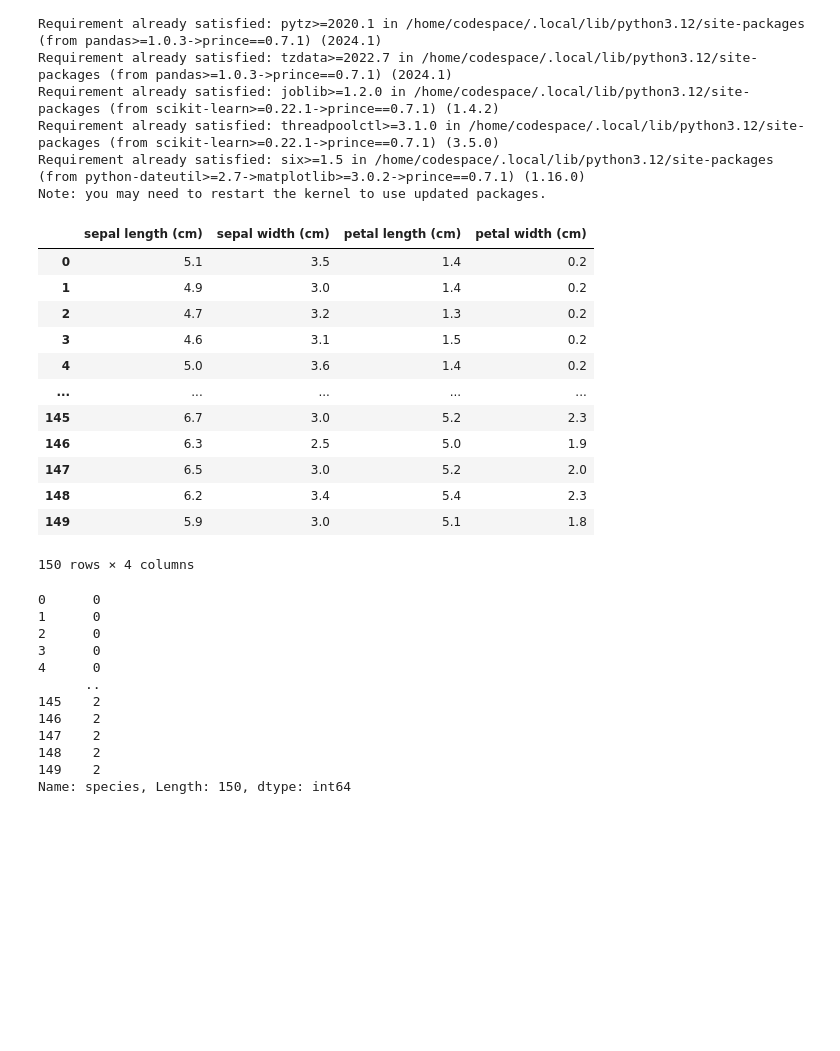
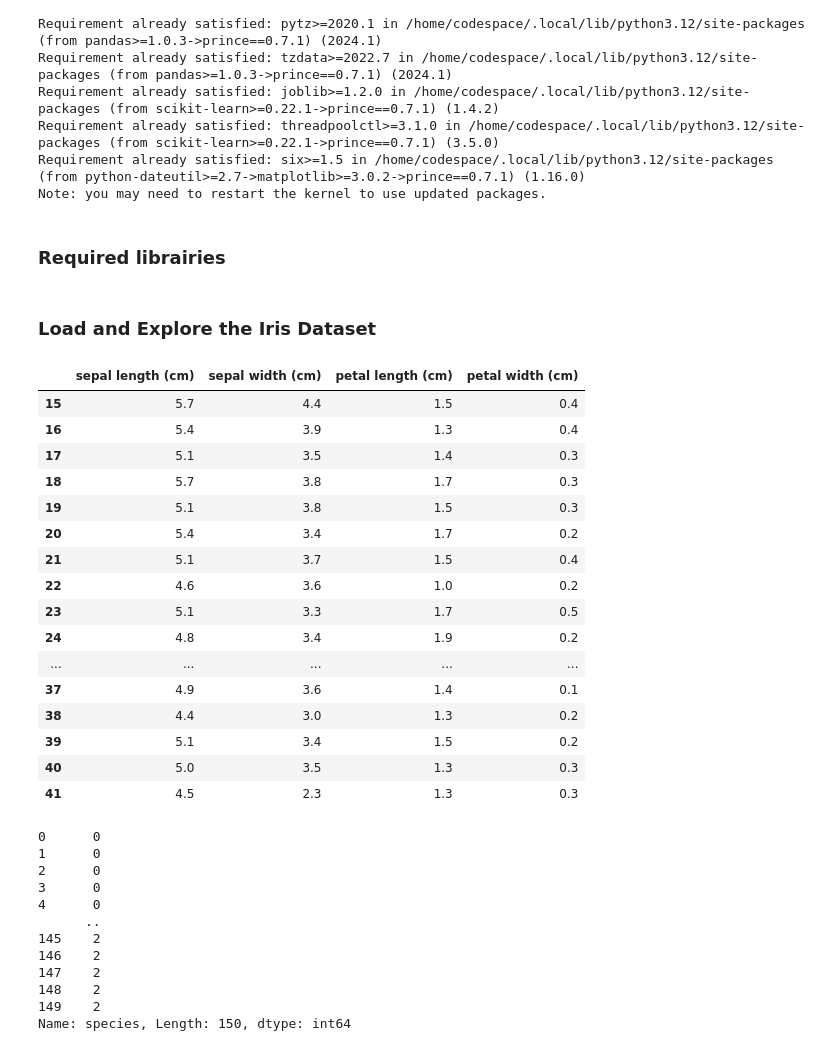
Before and after one commit to Welkomm/Data_Analysis, a Jupyter notebook: Analysis/PCA.ipynb, the cells around one changed output. Cells and saved outputs as stored; diff of their text form; code cells hidden in the pictures; blank space fills up the shorter version.

```diff
--- a/Analysis/PCA.ipynb
+++ b/Analysis/PCA.ipynb
@@ -26,0 +32,2 @@ from sklearn.datasets import load_iris
+# %% [markdown]
+### Required librairies
@@ -27 +39,3 @@ from sklearn.datasets import load_iris
+# %% [markdown]
+### Load and Explore the Iris Dataset
 # %%
@@ -29,21 +44,25 @@ iris=load_iris()
 X=pd.DataFrame(iris.data, columns=iris.feature_names)
 Y=pd.Series(iris.target,name='species')
 # %%
-X
+X[15:42]
 # %% [output]
 |  | sepal length (cm) | sepal width (cm) | petal length (cm) | petal width (cm) |
-| 0 | 5.1 | 3.5 | 1.4 | 0.2 |
-| 1 | 4.9 | 3.0 | 1.4 | 0.2 |
-| 2 | 4.7 | 3.2 | 1.3 | 0.2 |
-| 3 | 4.6 | 3.1 | 1.5 | 0.2 |
-| 4 | 5.0 | 3.6 | 1.4 | 0.2 |
+| 15 | 5.7 | 4.4 | 1.5 | 0.4 |
+| 16 | 5.4 | 3.9 | 1.3 | 0.4 |
+| 17 | 5.1 | 3.5 | 1.4 | 0.3 |
+| 18 | 5.7 | 3.8 | 1.7 | 0.3 |
+| 19 | 5.1 | 3.8 | 1.5 | 0.3 |
+| 20 | 5.4 | 3.4 | 1.7 | 0.2 |
+| 21 | 5.1 | 3.7 | 1.5 | 0.4 |
+| 22 | 4.6 | 3.6 | 1.0 | 0.2 |
+| 23 | 5.1 | 3.3 | 1.7 | 0.5 |
+| 24 | 4.8 | 3.4 | 1.9 | 0.2 |
 | ... | ... | ... | ... | ... |
-| 145 | 6.7 | 3.0 | 5.2 | 2.3 |
-| 146 | 6.3 | 2.5 | 5.0 | 1.9 |
-| 147 | 6.5 | 3.0 | 5.2 | 2.0 |
-| 148 | 6.2 | 3.4 | 5.4 | 2.3 |
-| 149 | 5.9 | 3.0 | 5.1 | 1.8 |
+| 37 | 4.9 | 3.6 | 1.4 | 0.1 |
+| 38 | 4.4 | 3.0 | 1.3 | 0.2 |
+| 39 | 5.1 | 3.4 | 1.5 | 0.2 |
+| 40 | 5.0 | 3.5 | 1.3 | 0.3 |
+| 41 | 4.5 | 2.3 | 1.3 | 0.3 |
-150 rows × 4 columns
 # %%
 Y
 # %% [output]
```
Also changed, not shown: parts of 40 cells of this notebook.
